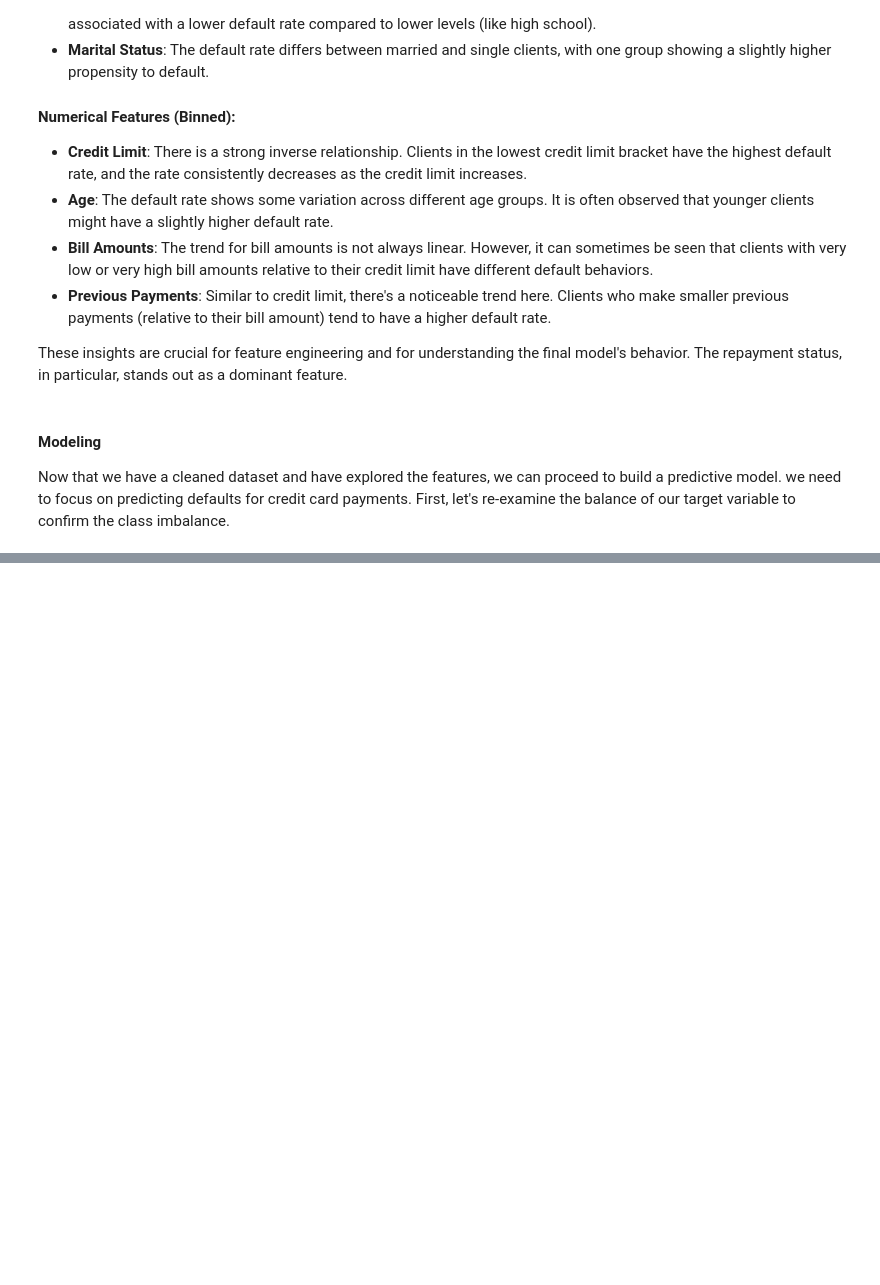
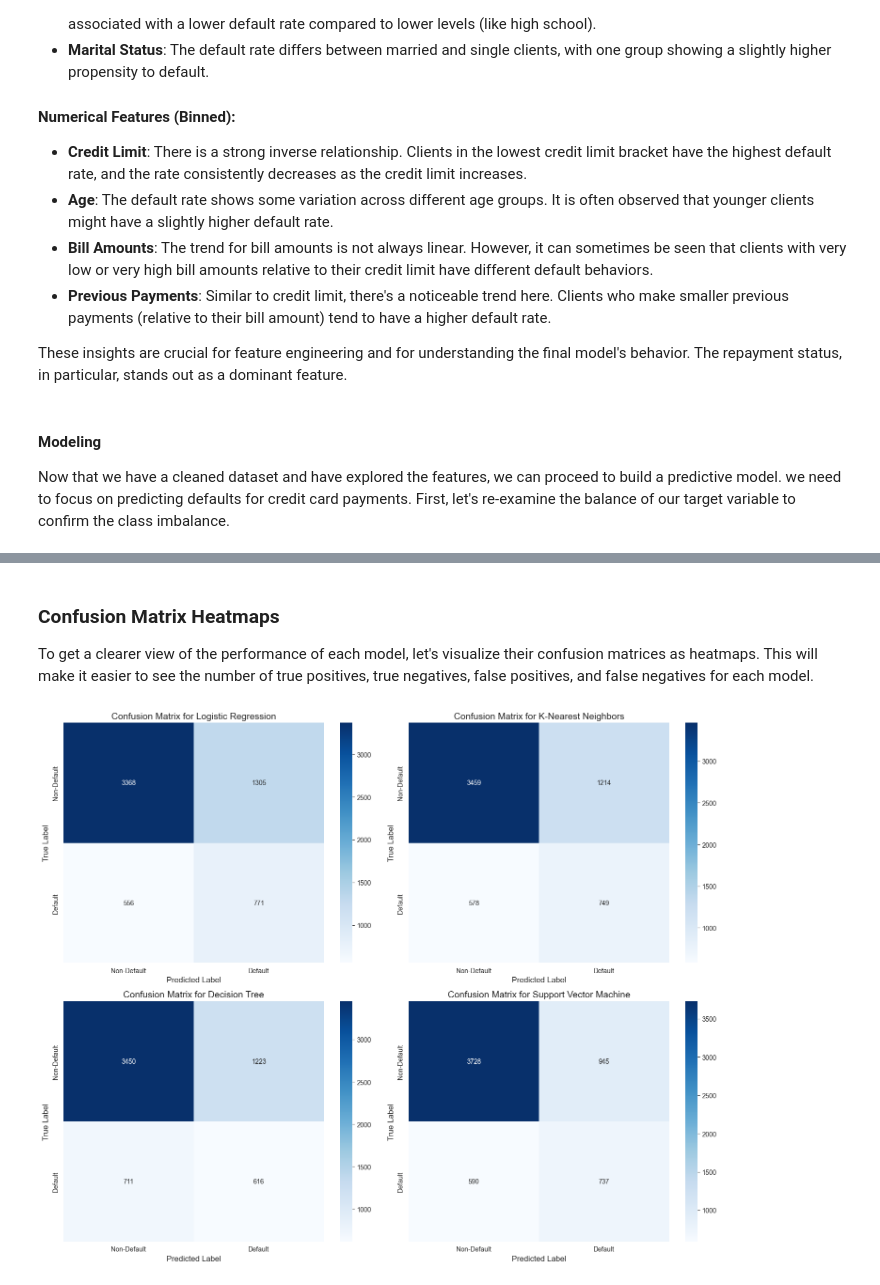
Before and after one commit to licyambrose/CreditCardDefault, a Jupyter notebook: creditcarddefault.ipynb, the cells around one changed output, grey strips where cells are left out. Cells and saved outputs as stored; diff of their text form; code cells hidden in the pictures; blank space fills up the shorter version.

```diff
--- a/creditcarddefault.ipynb
+++ b/creditcarddefault.ipynb
@@ -426,0 +582,24 @@ The plot clearly shows that the dataset is imbalanced, with significantly more n
+# %% [markdown]
+### Confusion Matrix Heatmaps
+To get a clearer view of the performance of each model, let's visualize their confusion matrices as heatmaps. This will make it easier to see the number of true positives, true negatives, false positives, and false negatives for each model.
+# %%
+# Plotting confusion matrices as heatmaps
+fig, axes = plt.subplots(2, 2, figsize=(15, 12))
+axes = axes.flatten()
+
+for i, (name, cm) in enumerate(confusion_matrices.items()):
+    ax = axes[i]
+    sns.heatmap(cm, annot=True, fmt='d', cmap='Blues', ax=ax,
+                xticklabels=['Non-Default', 'Default'], yticklabels=['Non-Default', 'Default'])
+    ax.set_title(f'Confusion Matrix for {name}', fontsize=14)
+    ax.set_xlabel('Predicted Label', fontsize=12)
+    ax.set_ylabel('True Label', fontsize=12)
+
+# Hide any unused subplots
+for j in range(i + 1, len(axes)):
+    axes[j].set_visible(False)
+
+plt.tight_layout()
+plt.show()
+# %% [output]
+[figure, added]
```
Also changed, not shown: parts of 8 cells of this notebook.
